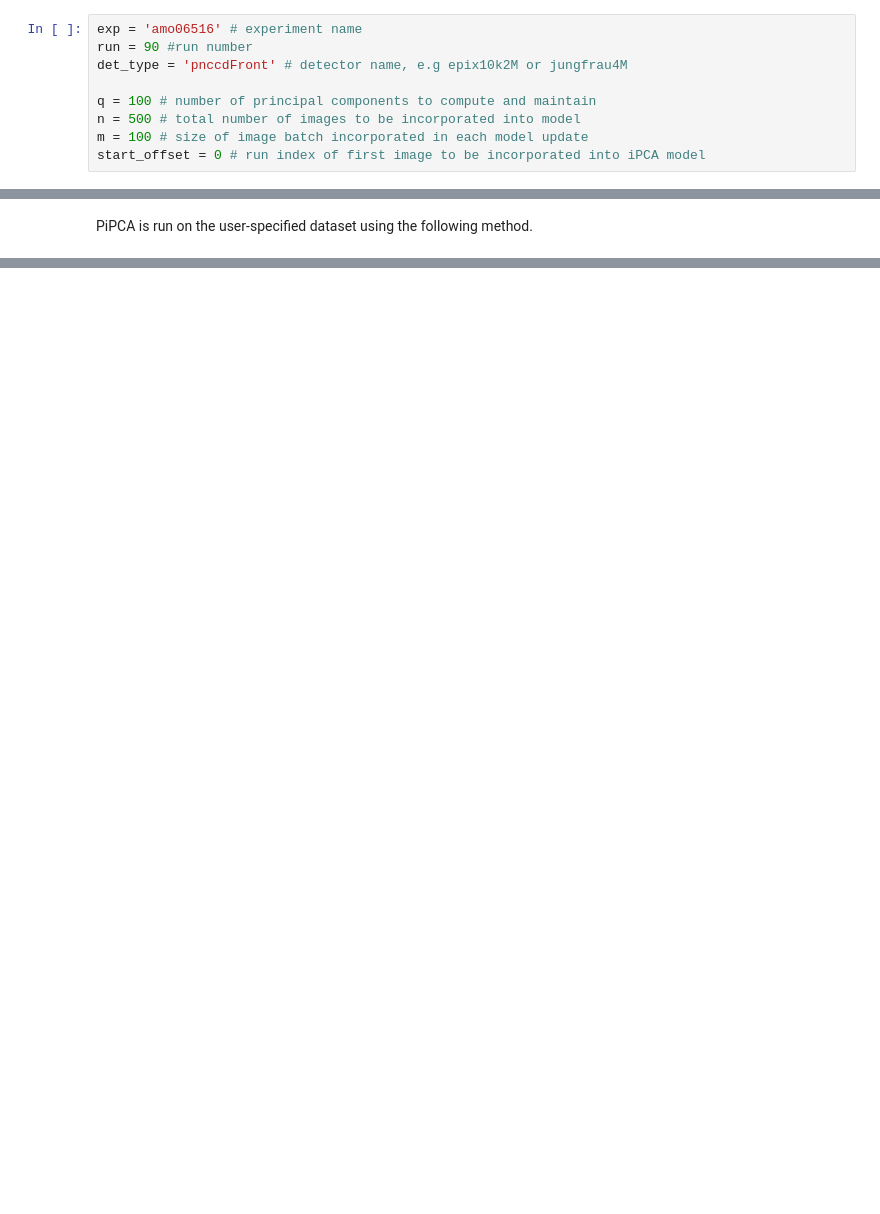
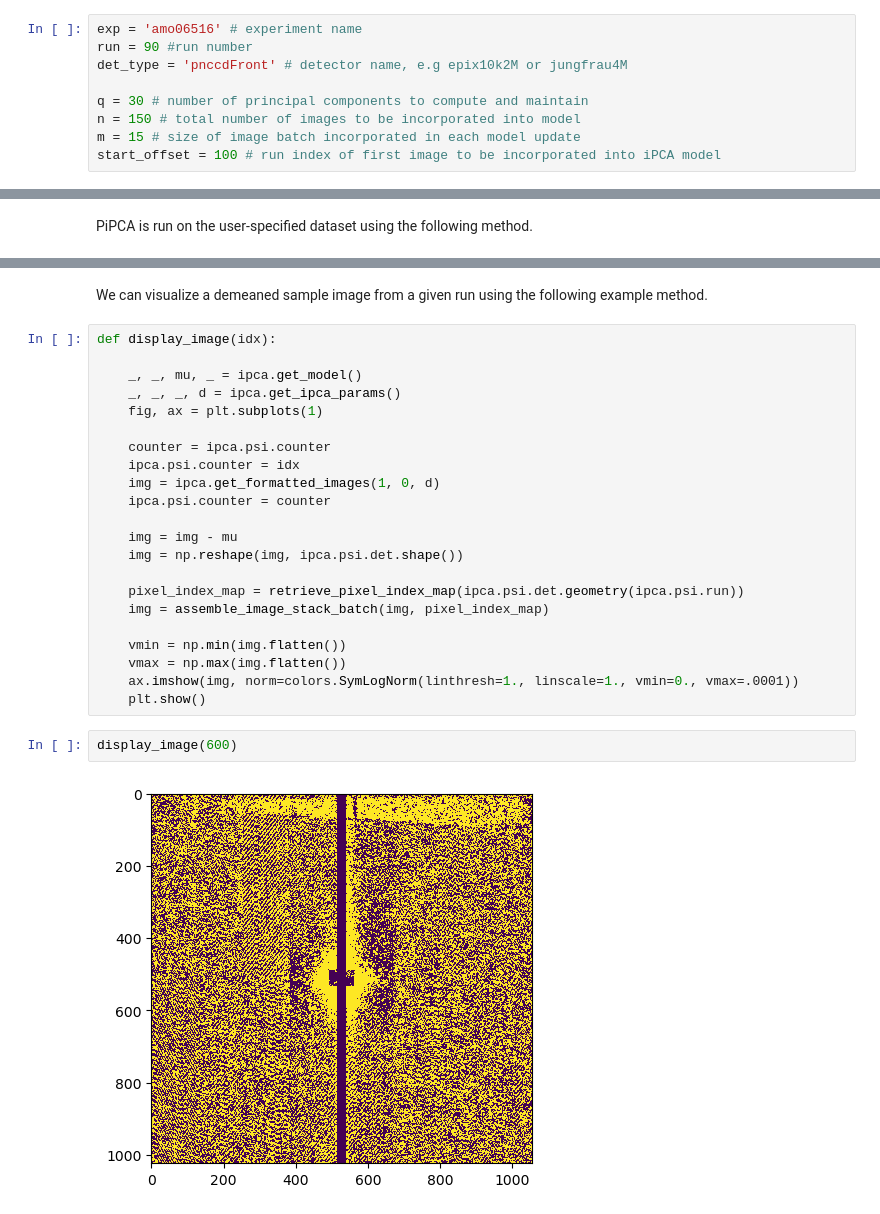
Before and after one commit to slac-lcls/btx, a Jupyter notebook: tutorial/notebooks/demo.ipynb, the cells around one changed output, grey strips where cells are left out. Saved outputs shown, nothing was run; the diff lists cells and outputs as text; blank space fills up the shorter version.

```diff
--- a/tutorial/notebooks/demo.ipynb
+++ b/tutorial/notebooks/demo.ipynb
@@ -23,10 +23,10 @@ exp = 'amo06516' # experiment name
 run = 90 #run number
 det_type = 'pnccdFront' # detector name, e.g epix10k2M or jungfrau4M
 
-q = 100 # number of principal components to compute and maintain
-n = 500 # total number of images to be incorporated into model
-m = 100 # size of image batch incorporated in each model update
-start_offset = 0 # run index of first image to be incorporated into iPCA model
+q = 30 # number of principal components to compute and maintain
+n = 150 # total number of images to be incorporated into model
+m = 15 # size of image batch incorporated in each model update
+start_offset = 100 # run index of first image to be incorporated into iPCA model
 # %% [markdown]
 With a set of example parameters supplied we now instantiate our PiPCA instance.
 # %%
@@ -93,0 +60,28 @@ Mean per-batch compute time of step 'total update': 55.87s
+# %% [markdown]
+We can visualize a demeaned sample image from a given run using the following example method.
+# %%
+def display_image(idx):
+
+    _, _, mu, _ = ipca.get_model()
+    _, _, _, d = ipca.get_ipca_params()
+    fig, ax = plt.subplots(1)
+
+    counter = ipca.psi.counter
+    ipca.psi.counter = idx
+    img = ipca.get_formatted_images(1, 0, d)
+    ipca.psi.counter = counter
+
+    img = img - mu
+    img = np.reshape(img, ipca.psi.det.shape())
+
+    pixel_index_map = retrieve_pixel_index_map(ipca.psi.det.geometry(ipca.psi.run))
+    img = assemble_image_stack_batch(img, pixel_index_map)
+
+    vmin = np.min(img.flatten())
+    vmax = np.max(img.flatten())
+    ax.imshow(img, norm=colors.SymLogNorm(linthresh=1., linscale=1., vmin=0., vmax=.0001))
+    plt.show()
+# %%
+display_image(600)
+# %% [output]
+[figure, added]
```
Also changed, not shown: parts of 11 cells of this notebook.
